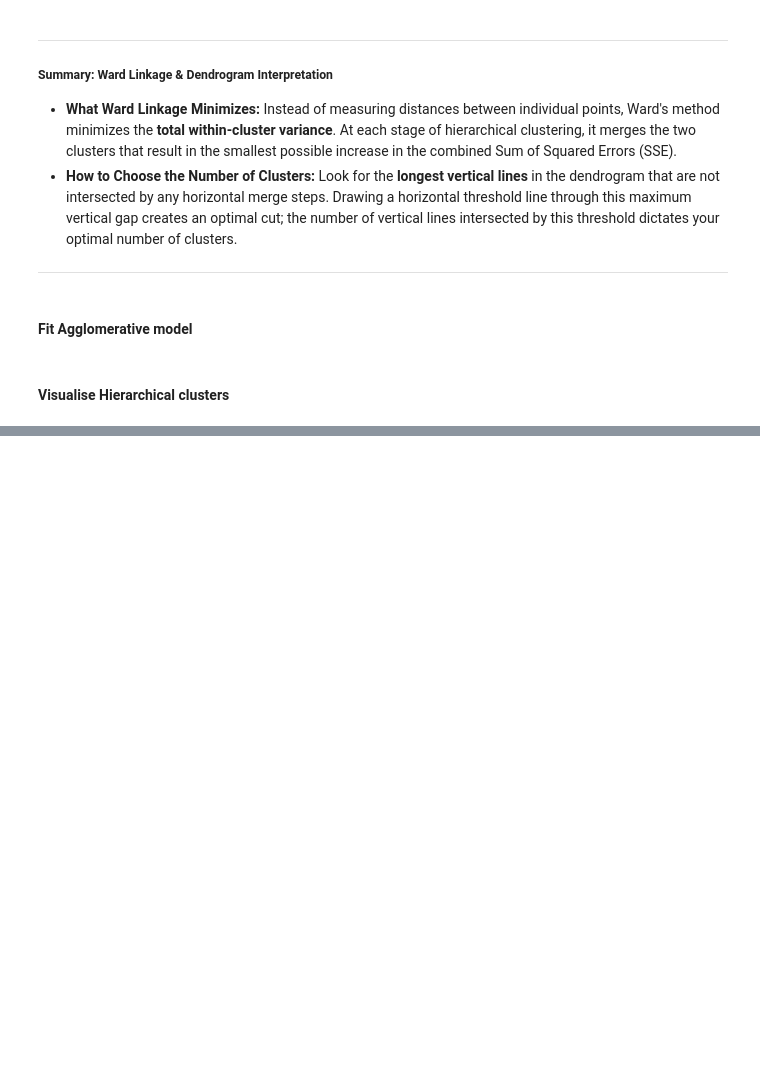
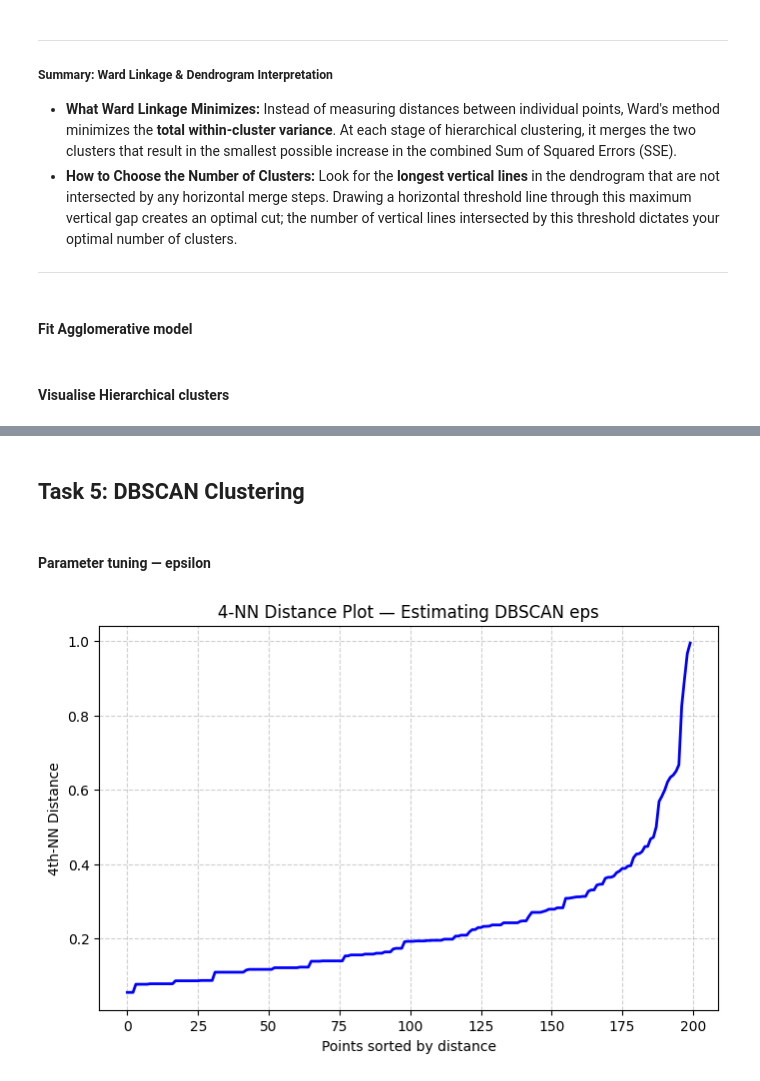
Before and after one commit to Deepvejpara/Mall_Customer_Segmentation, a Jupyter notebook: main.ipynb, the cells around one changed output, grey strips where cells are left out. Cells and saved outputs as stored; diff of their text form; code cells hidden in the pictures; blank space fills up the shorter version.

```diff
--- a/main.ipynb
+++ b/main.ipynb
@@ -388,0 +461,4 @@ plt.show()
+# %% [markdown]
+## Task 5: DBSCAN Clustering
+# %% [markdown]
+#### Parameter tuning — epsilon
@@ -388,0 +467,18 @@ plt.show()
+# %%
+neighbors = NearestNeighbors(n_neighbors=4)
+neighbors_fit = neighbors.fit(df_2f)
+distances, indices = neighbors_fit.kneighbors(df_2f)
+
+#  Sort the distances to the 4th-nearest neighbor (index 3 contains the 4th distance)
+sorted_distances = np.sort(distances[:, 3])
+
+#  Plot the sorted k-distances
+plt.figure(figsize=(8, 5))
+plt.plot(sorted_distances, color='blue', lw=2)
+plt.title('4-NN Distance Plot — Estimating DBSCAN eps')
+plt.xlabel('Points sorted by distance')
+plt.ylabel('4th-NN Distance')
+plt.grid(True, linestyle='--', alpha=0.6)
+plt.show()
+# %% [output]
+[figure, added]
```
Also changed, not shown: parts of 28 cells of this notebook, 4 other files.
